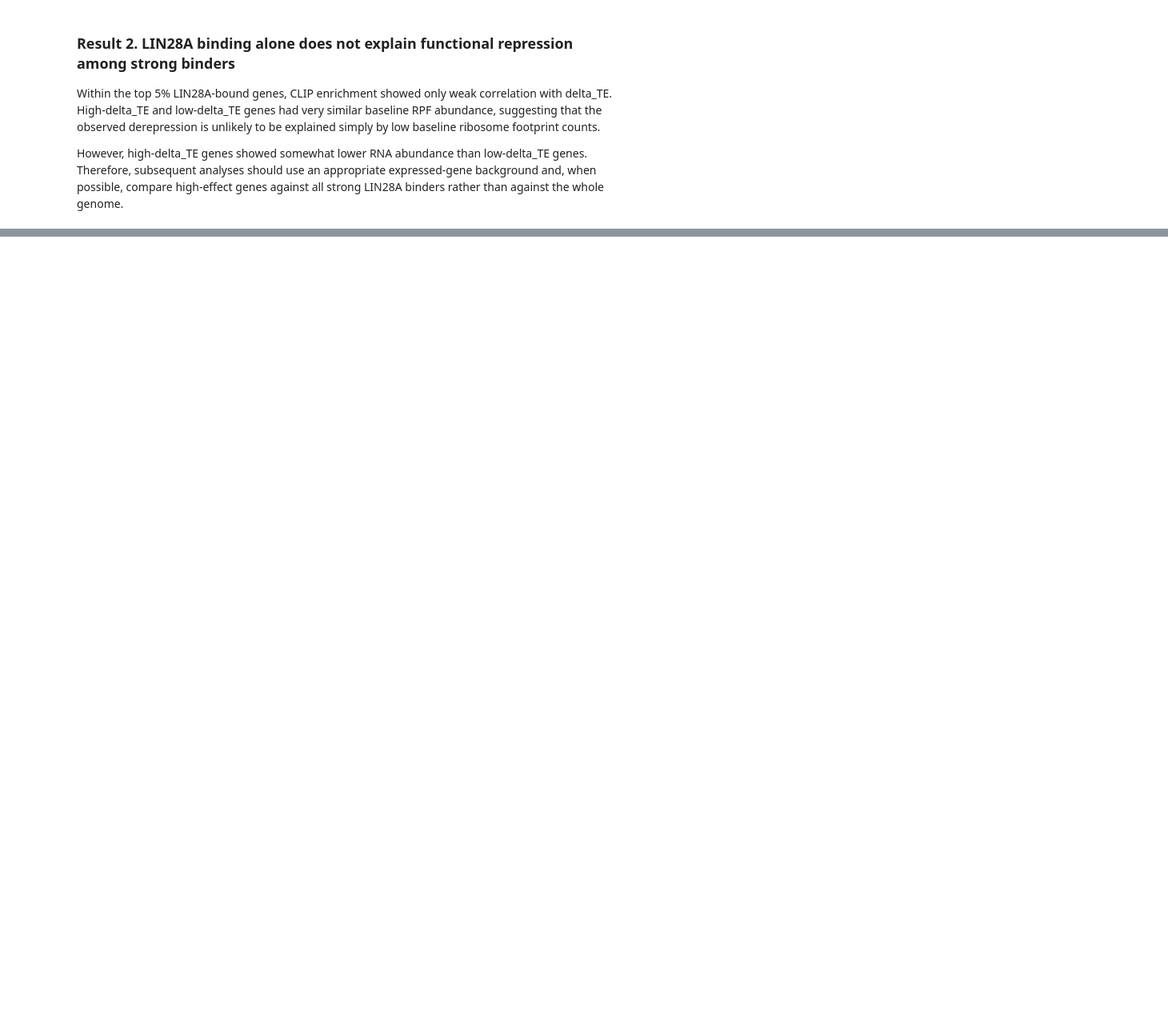
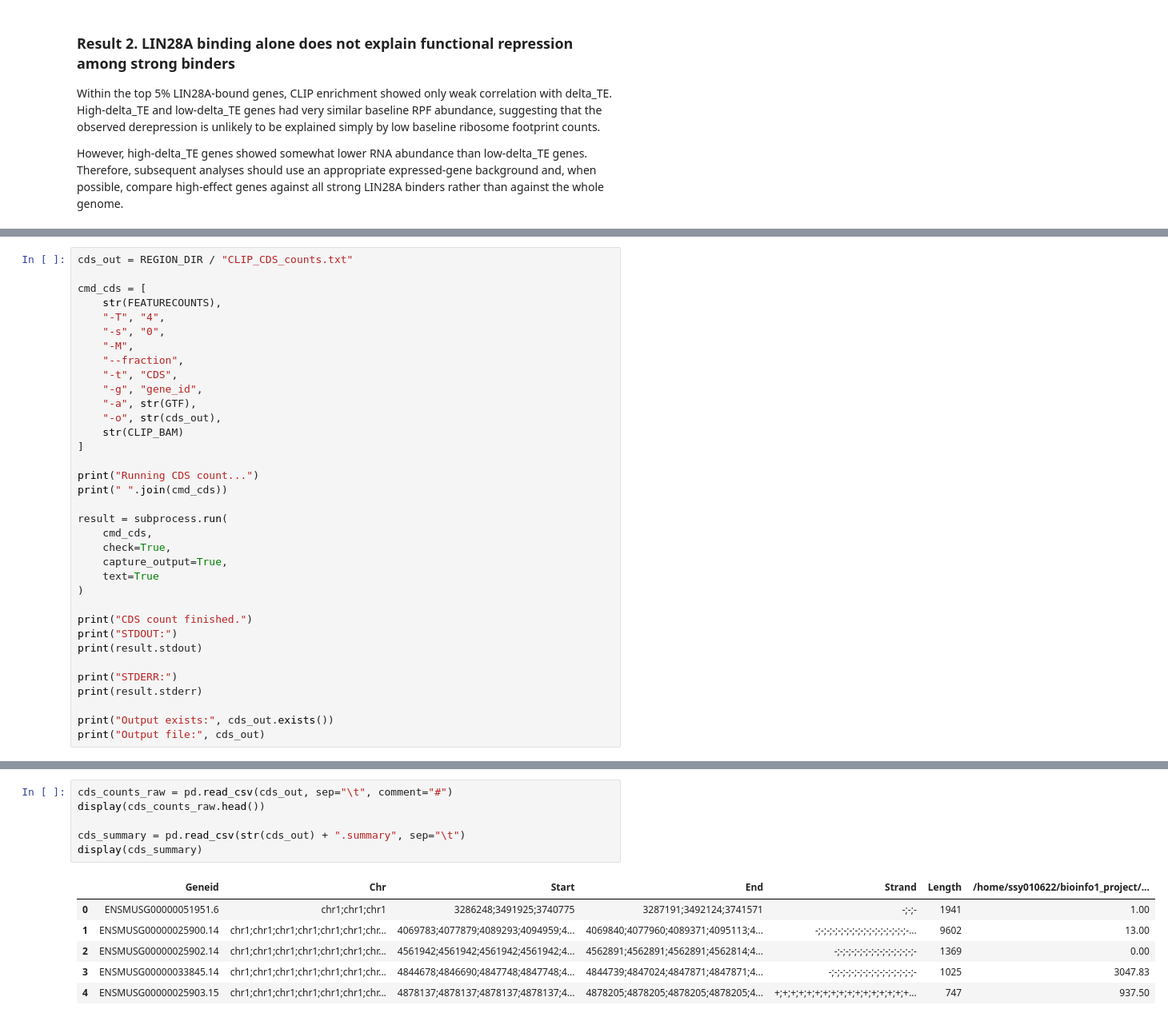
Before and after one commit to fluffyThor/Bioinfo1_project, a Jupyter notebook: EDA.ipynb, the cells around one changed output, grey strips where cells are left out. Shown at 80% size. Drawn from its saved outputs; the diff is of its cells as text; blank space fills up the shorter version.

```diff
--- a/EDA.ipynb
+++ b/EDA.ipynb
@@ -1893,0 +2161,35 @@ However, high-delta_TE genes showed somewhat lower RNA abundance than low-delta_
+# %%
+cds_out = REGION_DIR / "CLIP_CDS_counts.txt"
+
+cmd_cds = [
+    str(FEATURECOUNTS),
+    "-T", "4",
+    "-s", "0",
+    "-M",
+    "--fraction",
+    "-t", "CDS",
+    "-g", "gene_id",
+    "-a", str(GTF),
+    "-o", str(cds_out),
+    str(CLIP_BAM)
+]
+
+print("Running CDS count...")
+print(" ".join(cmd_cds))
+
+result = subprocess.run(
+    cmd_cds,
+    check=True,
+    capture_output=True,
+    text=True
+)
+
+print("CDS count finished.")
+print("STDOUT:")
+print(result.stdout)
+
+print("STDERR:")
+print(result.stderr)
+
+print("Output exists:", cds_out.exists())
+print("Output file:", cds_out)
@@ -1893,0 +2214,13 @@ However, high-delta_TE genes showed somewhat lower RNA abundance than low-delta_
+# %%
+cds_counts_raw = pd.read_csv(cds_out, sep="\t", comment="#")
+display(cds_counts_raw.head())
+
+cds_summary = pd.read_csv(str(cds_out) + ".summary", sep="\t")
+display(cds_summary)
+# %% [output]
+|  | Geneid | Chr | Start | End | Strand | Length | /home/ssy010622/bioinfo1_project/... |
+| 0 | ENSMUSG00000051951.6 | chr1;chr1;chr1 | 3286248;3491925;3740775 | 3287191;3492124;3741571 | -;-;- | 1941 | 1.00 |
+| 1 | ENSMUSG00000025900.14 | chr1;chr1;chr1;chr1;chr1;chr1;chr... | 4069783;4077879;4089293;4094959;4... | 4069840;4077960;4089371;4095113;4... | -;-;-;-;-;-;-;-;-;-;-;-;-;-;-;-;-... | 9602 | 13.00 |
+| 2 | ENSMUSG00000025902.14 | chr1;chr1;chr1;chr1;chr1;chr1;chr... | 4561942;4561942;4561942;4561942;4... | 4562891;4562891;4562891;4562814;4... | -;-;-;-;-;-;-;-;-;-;-;-;-;-;- | 1369 | 0.00 |
+| 3 | ENSMUSG00000033845.14 | chr1;chr1;chr1;chr1;chr1;chr1;chr... | 4844678;4846690;4847748;4847748;4... | 4844739;4847024;4847871;4847871;4... | -;-;-;-;-;-;-;-;-;-;-;-;-;-;-;- | 1025 | 3047.83 |
+| 4 | ENSMUSG00000025903.15 | chr1;chr1;chr1;chr1;chr1;chr1;chr... | 4878137;4878137;4878137;4878137;4... | 4878205;4878205;4878205;4878205;4... | +;+;+;+;+;+;+;+;+;+;+;+;+;+;+;+;+... | 747 | 937.50 |
```
Also changed, not shown: parts of 50 cells of this notebook.
